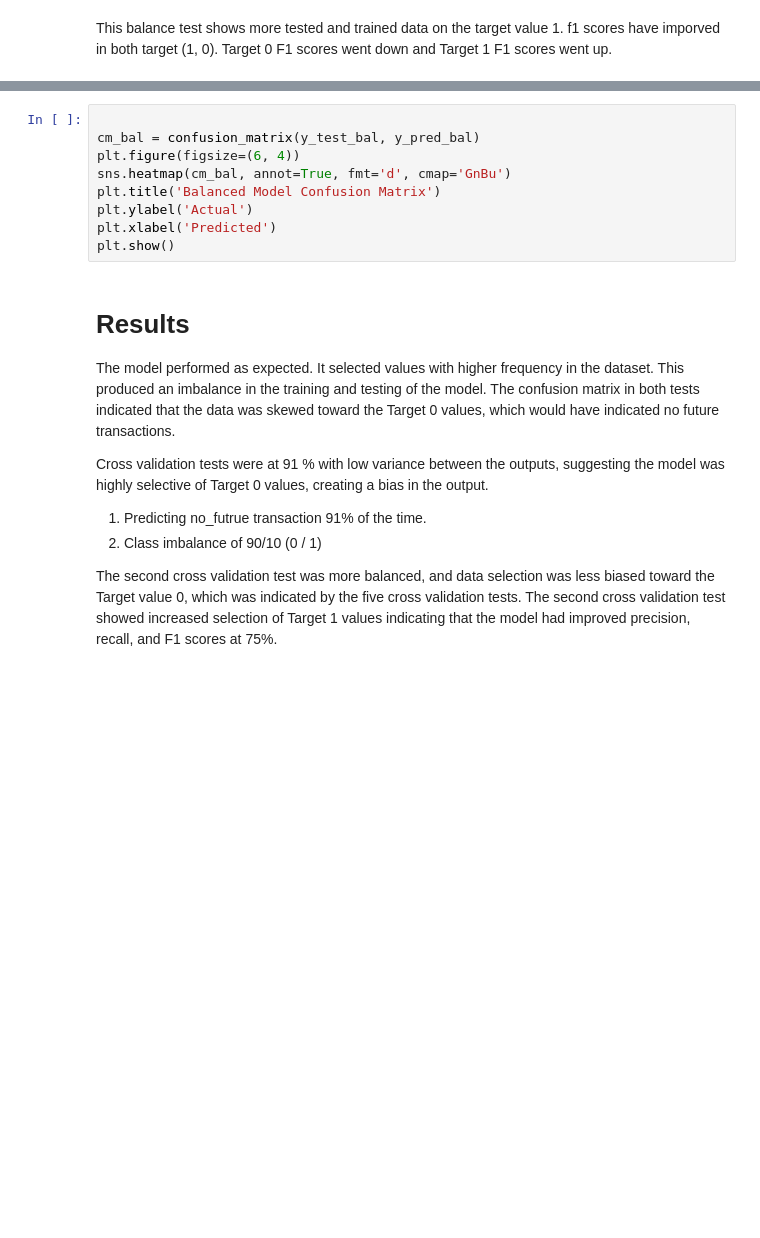
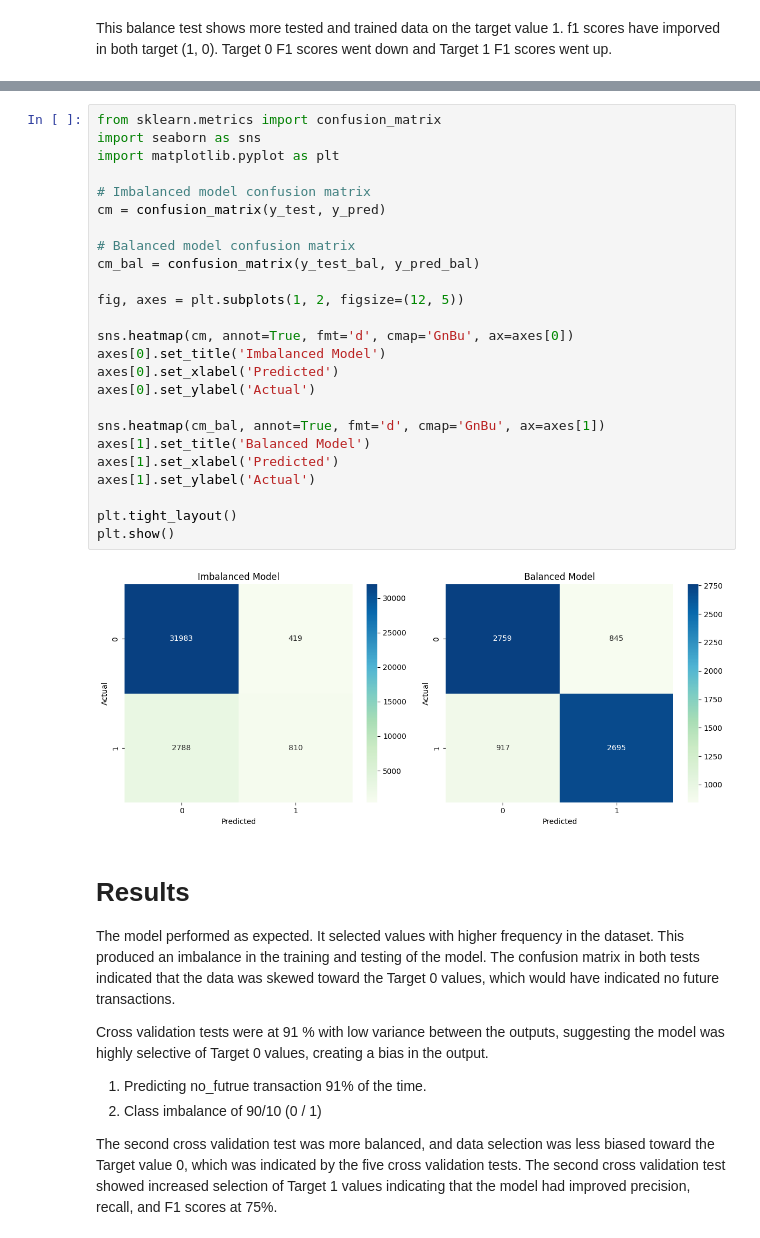
Before and after one commit to cyeef/Data-Science-Portfolio-C21-, a Jupyter notebook: Exercises/Project_1_.ipynb, the cells around one changed output, grey strips where cells are left out. Drawn from its saved outputs; the diff is of its cells as text; blank space fills up the shorter version.

```diff
--- a/Exercises/Project_1_.ipynb
+++ b/Exercises/Project_1_.ipynb
@@ -510,12 +435,30 @@ print(classification_report(y_test_bal, y_pred_bal))
-# %%
-
-cm_bal = confusion_matrix(y_test_bal, y_pred_bal)
-plt.figure(figsize=(6, 4))
-sns.heatmap(cm_bal, annot=True, fmt='d', cmap='GnBu')
-plt.title('Balanced Model Confusion Matrix')
-plt.ylabel('Actual')
-plt.xlabel('Predicted')
-plt.show()
+# %%
+from sklearn.metrics import confusion_matrix
+import seaborn as sns
+import matplotlib.pyplot as plt
+
+# Imbalanced model confusion matrix
+cm = confusion_matrix(y_test, y_pred)
+
+# Balanced model confusion matrix
+cm_bal = confusion_matrix(y_test_bal, y_pred_bal)
+
+fig, axes = plt.subplots(1, 2, figsize=(12, 5))
+
+sns.heatmap(cm, annot=True, fmt='d', cmap='GnBu', ax=axes[0])
+axes[0].set_title('Imbalanced Model')
+axes[0].set_xlabel('Predicted')
+axes[0].set_ylabel('Actual')
+
+sns.heatmap(cm_bal, annot=True, fmt='d', cmap='GnBu', ax=axes[1])
+axes[1].set_title('Balanced Model')
+axes[1].set_xlabel('Predicted')
+axes[1].set_ylabel('Actual')
+
+plt.tight_layout()
+plt.show()
+# %% [output]
+[figure, added]
 # %% [markdown]
 # Results
 
```
Also changed, not shown: parts of 15 cells of this notebook.
